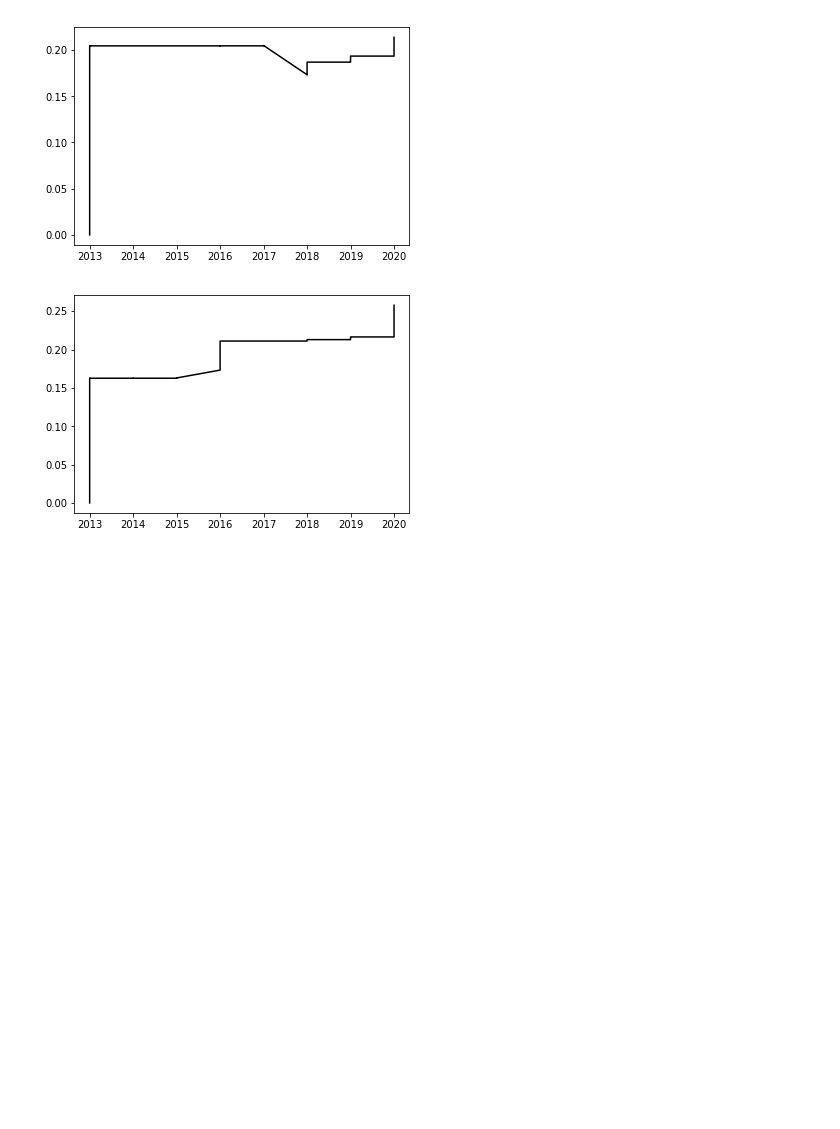
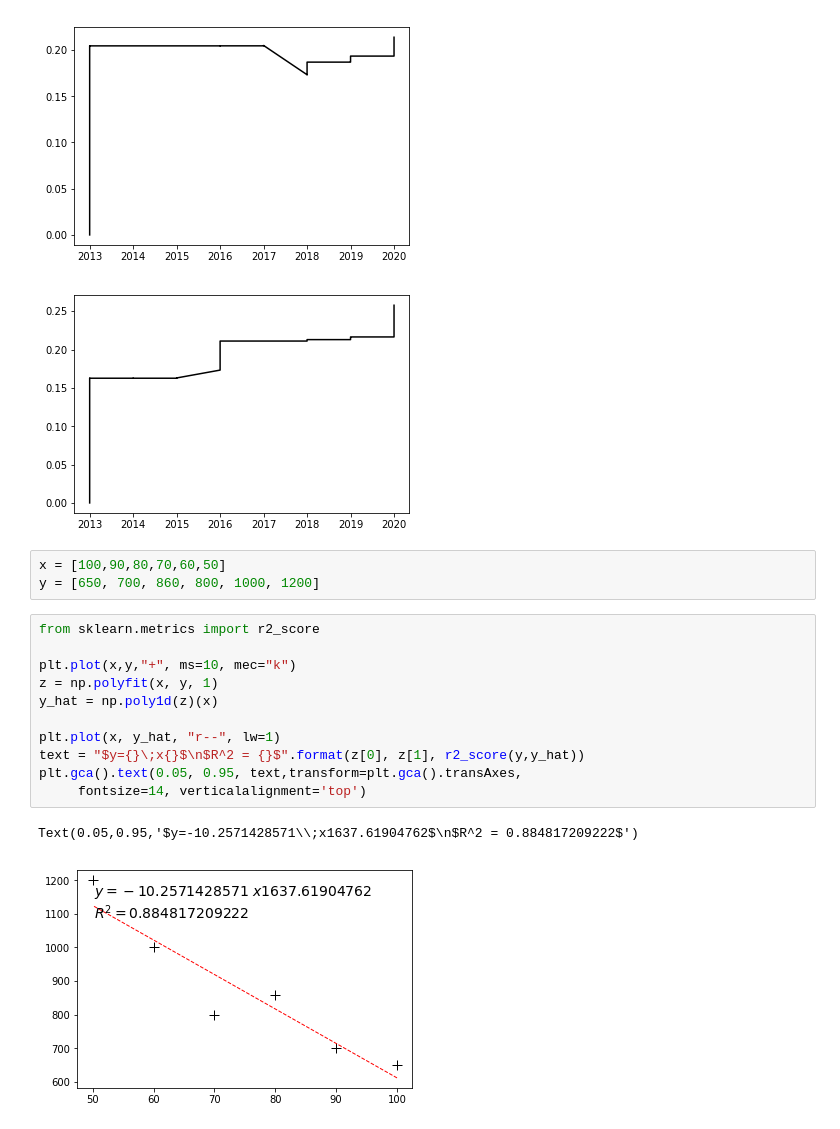
Before and after one commit to wagnernegrao/LargeFiles, a Jupyter notebook: Tools/growth_curve/versao_teste_curva_crescimento_python2.ipynb, the cells around one changed output. Drawn from its saved outputs; the diff is of its cells as text; blank space fills up the shorter version.

```diff
--- a/Tools/growth_curve/versao_teste_curva_crescimento_python2.ipynb
+++ b/Tools/growth_curve/versao_teste_curva_crescimento_python2.ipynb
@@ -150,3 +206,20 @@ for cluster, centroid in zip(range(0, 3), centroids):
 [figure]
 [figure]
 [figure]
+# %%
+x = [100,90,80,70,60,50]
+y = [650, 700, 860, 800, 1000, 1200]
+# %%
+from sklearn.metrics import r2_score
+
+plt.plot(x,y,"+", ms=10, mec="k")
+z = np.polyfit(x, y, 1)
+y_hat = np.poly1d(z)(x)
+
+plt.plot(x, y_hat, "r--", lw=1)
+text = "$y={}\;x{}$\n$R^2 = {}$".format(z[0], z[1], r2_score(y,y_hat))
+plt.gca().text(0.05, 0.95, text,transform=plt.gca().transAxes,
+     fontsize=14, verticalalignment='top')
+# %% [output]
+Text(0.05,0.95,'$y=-10.2571428571\\;x1637.61904762$\n$R^2 = 0.884817209222$')
+[figure, added]
```
Also changed, not shown: parts of 10 cells of this notebook.
